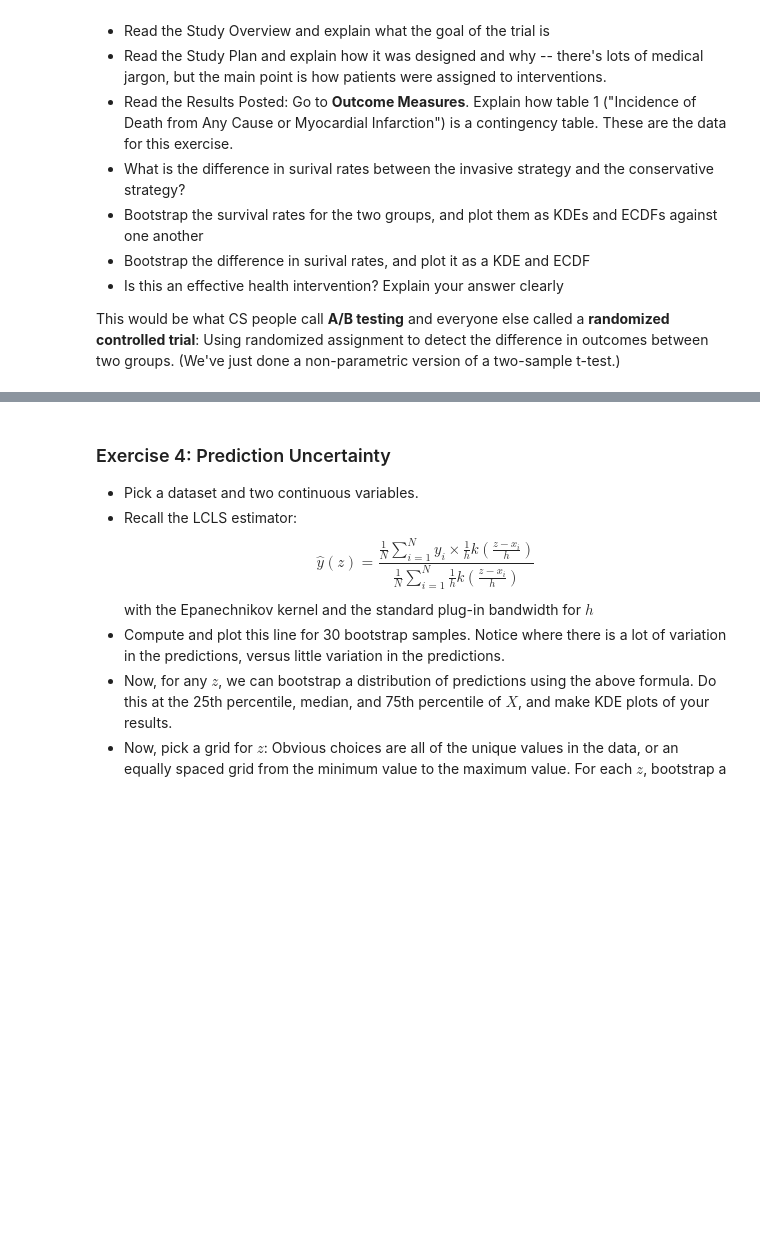
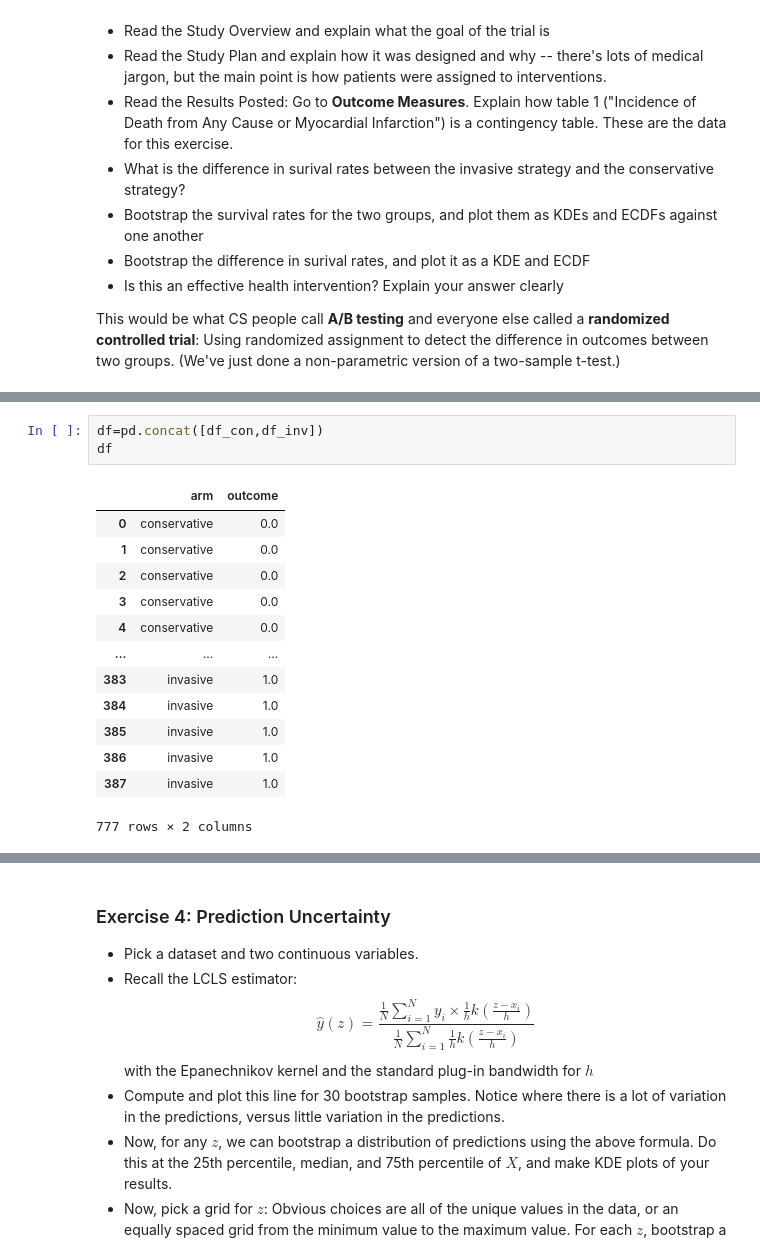
Before and after one commit to gegeorge25/DS5030_public_repo_grace_george, a Jupyter notebook: assignment_4.ipynb, the cells around one changed output, grey strips where cells are left out. Cells and saved outputs as stored; diff of their text form; blank space fills up the shorter version.

```diff
--- a/assignment_4.ipynb
+++ b/assignment_4.ipynb
@@ -181,0 +210,17 @@ This would be what CS people call **A/B testing** and everyone else called a **r
+# %%
+df=pd.concat([df_con,df_inv])
+df
+# %% [output]
+|  | arm | outcome |
+| 0 | conservative | 0.0 |
+| 1 | conservative | 0.0 |
+| 2 | conservative | 0.0 |
+| 3 | conservative | 0.0 |
+| 4 | conservative | 0.0 |
+| ... | ... | ... |
+| 383 | invasive | 1.0 |
+| 384 | invasive | 1.0 |
+| 385 | invasive | 1.0 |
+| 386 | invasive | 1.0 |
+| 387 | invasive | 1.0 |
+777 rows × 2 columns
```
Also changed, not shown: parts of 17 cells of this notebook.
